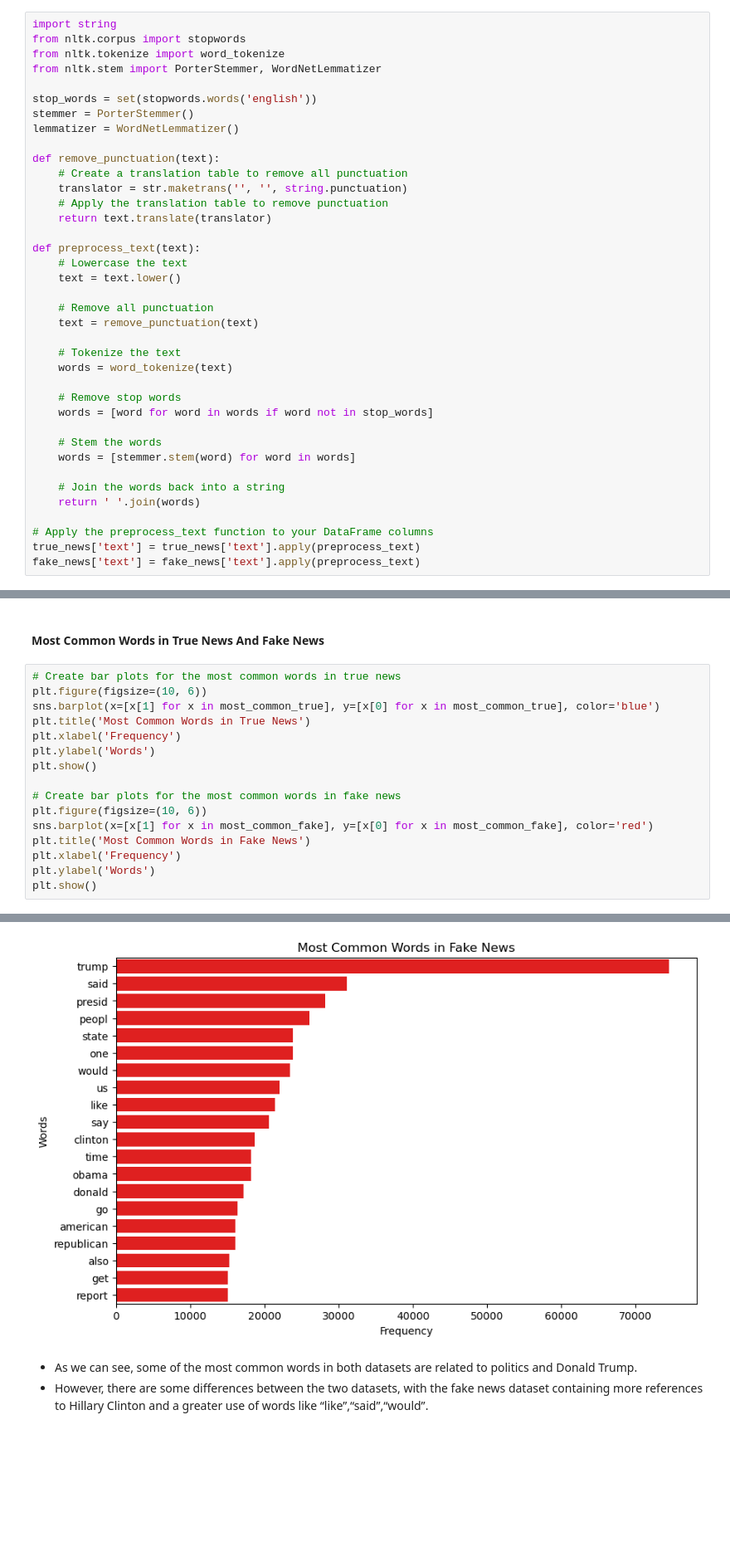
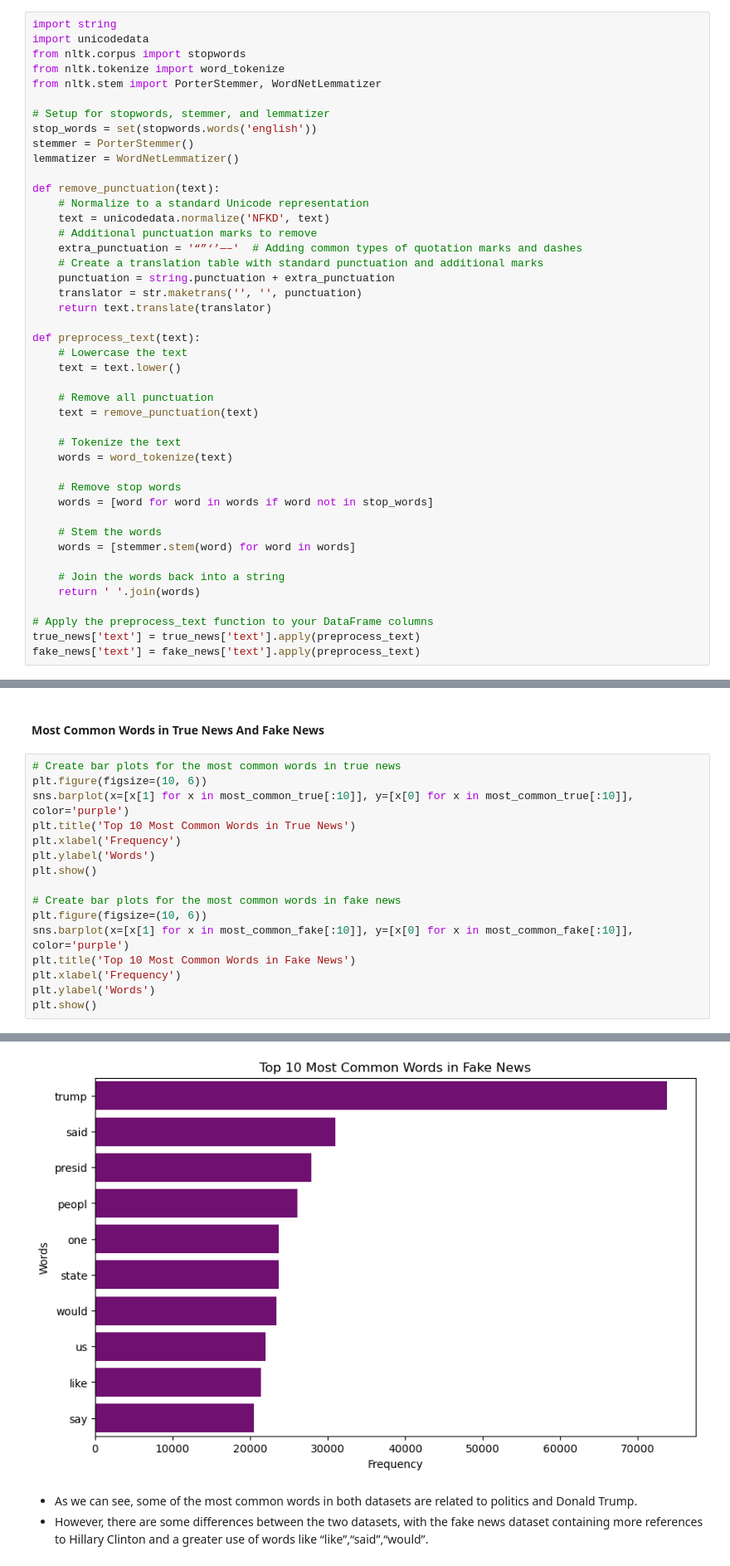
Before and after one commit to idatonui/Fake-News-Prediction, a Jupyter notebook: Fake News Prediction Notebook.ipynb, the cells around one changed output, grey strips where cells are left out. Shown at 83% size. Saved outputs shown, nothing was run; the diff lists cells and outputs as text; blank space fills up the shorter version.

```diff
--- a/Fake News Prediction Notebook.ipynb
+++ b/Fake News Prediction Notebook.ipynb
@@ -319,18 +321,24 @@ plt.show()
 #### i) Tokenizing and Cleaning the Text
 # %%
 import string
+import unicodedata
 from nltk.corpus import stopwords
 from nltk.tokenize import word_tokenize
 from nltk.stem import PorterStemmer, WordNetLemmatizer
 
+# Setup for stopwords, stemmer, and lemmatizer
 stop_words = set(stopwords.words('english'))
 stemmer = PorterStemmer()
 lemmatizer = WordNetLemmatizer()
 
 def remove_punctuation(text):
-    # Create a translation table to remove all punctuation
-    translator = str.maketrans('', '', string.punctuation)
-    # Apply the translation table to remove punctuation
+    # Normalize to a standard Unicode representation
+    text = unicodedata.normalize('NFKD', text)
+    # Additional punctuation marks to remove
+    extra_punctuation = '“”‘’—–'  # Adding common types of quotation marks and dashes
+    # Create a translation table with standard punctuation and additional marks
+    punctuation = string.punctuation + extra_punctuation
+    translator = str.maketrans('', '', punctuation)
     return text.translate(translator)
 
 def preprocess_text(text):
@@ -410,16 +420,16 @@ plt.show()
 # %%
 # Create bar plots for the most common words in true news
 plt.figure(figsize=(10, 6))
-sns.barplot(x=[x[1] for x in most_common_true], y=[x[0] for x in most_common_true], color='blue')
-plt.title('Most Common Words in True News')
+sns.barplot(x=[x[1] for x in most_common_true[:10]], y=[x[0] for x in most_common_true[:10]], color='purple')
+plt.title('Top 10 Most Common Words in True News')
 plt.xlabel('Frequency')
 plt.ylabel('Words')
 plt.show()
 
 # Create bar plots for the most common words in fake news
 plt.figure(figsize=(10, 6))
-sns.barplot(x=[x[1] for x in most_common_fake], y=[x[0] for x in most_common_fake], color='red')
-plt.title('Most Common Words in Fake News')
+sns.barplot(x=[x[1] for x in most_common_fake[:10]], y=[x[0] for x in most_common_fake[:10]], color='purple')
+plt.title('Top 10 Most Common Words in Fake News')
 plt.xlabel('Frequency')
 plt.ylabel('Words')
 plt.show()
@@ -428,4 +438,4 @@ plt.show()
-[figure, old version]
+[figure, new version]
 # %% [markdown]
 - As we can see, some of the most common words in both datasets are related to politics and Donald Trump.
 - However, there are some differences between the two datasets, with the fake news dataset containing more references to  Hillary Clinton and a greater use of words like “like”,“said”,“would”.
```
Also changed, not shown: parts of 27 cells of this notebook.
